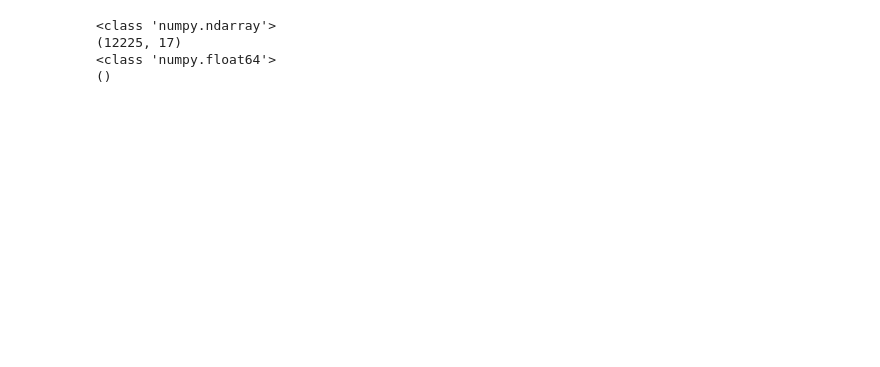
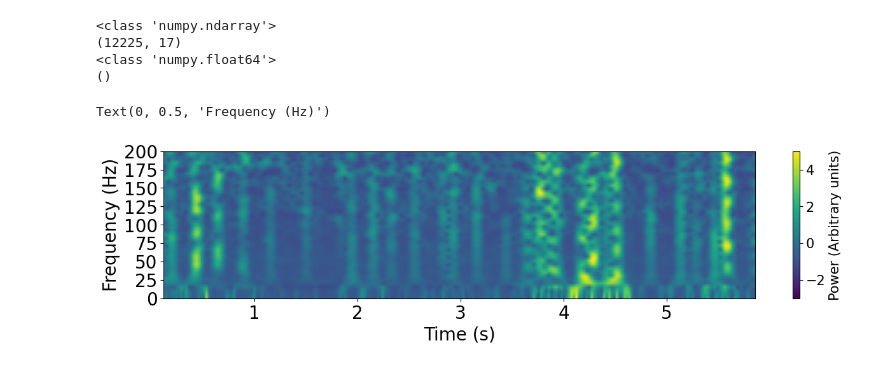
Before and after one commit to Ubriacopo/progetto-tesi, a Jupyter notebook: experiments/eeg_foundation_model.ipynb, the cells around one changed output. Saved outputs shown, nothing was run; the diff lists cells and outputs as text; code cells hidden in the pictures; blank space fills up the shorter version.

```diff
--- a/experiments/eeg_foundation_model.ipynb
+++ b/experiments/eeg_foundation_model.ipynb
@@ -342,3 +342,22 @@ print(data_set['joined_data'][0][0][0, 0].shape)
 eeg = data_set['joined_data'][0][0].T  # Shape becomes (17, 12225)
 # %%
 # CAPTAIN TEEMO ON DUTY!
+f, t, linear = get_stft(data_set['joined_data'][0][0][:,0], 2048, clip_fs=40, nperseg=400, noverlap=350, normalizing="zscore",
+                        return_onesided=True)  #TODO hardcode sampling rate
+plt.figure(figsize=(15, 3))
+
+f[-1] = 200
+g1 = plt.pcolormesh(t, f, linear, shading="gouraud", vmin=-3, vmax=5)
+
+cbar = plt.colorbar(g1)
+tick_font_size = 15
+cbar.ax.tick_params(labelsize=tick_font_size)
+cbar.ax.set_ylabel("Power (Arbitrary units)", fontsize=15)
+plt.xticks(fontsize=20)
+plt.ylabel("")
+plt.yticks(fontsize=20)
+plt.xlabel("Time (s)", fontsize=20)
+plt.ylabel("Frequency (Hz)", fontsize=20)
+# %% [output]
+Text(0, 0.5, 'Frequency (Hz)')
+[figure, added]
```
Also changed, not shown: parts of 3 cells of this notebook, 1 other file.
